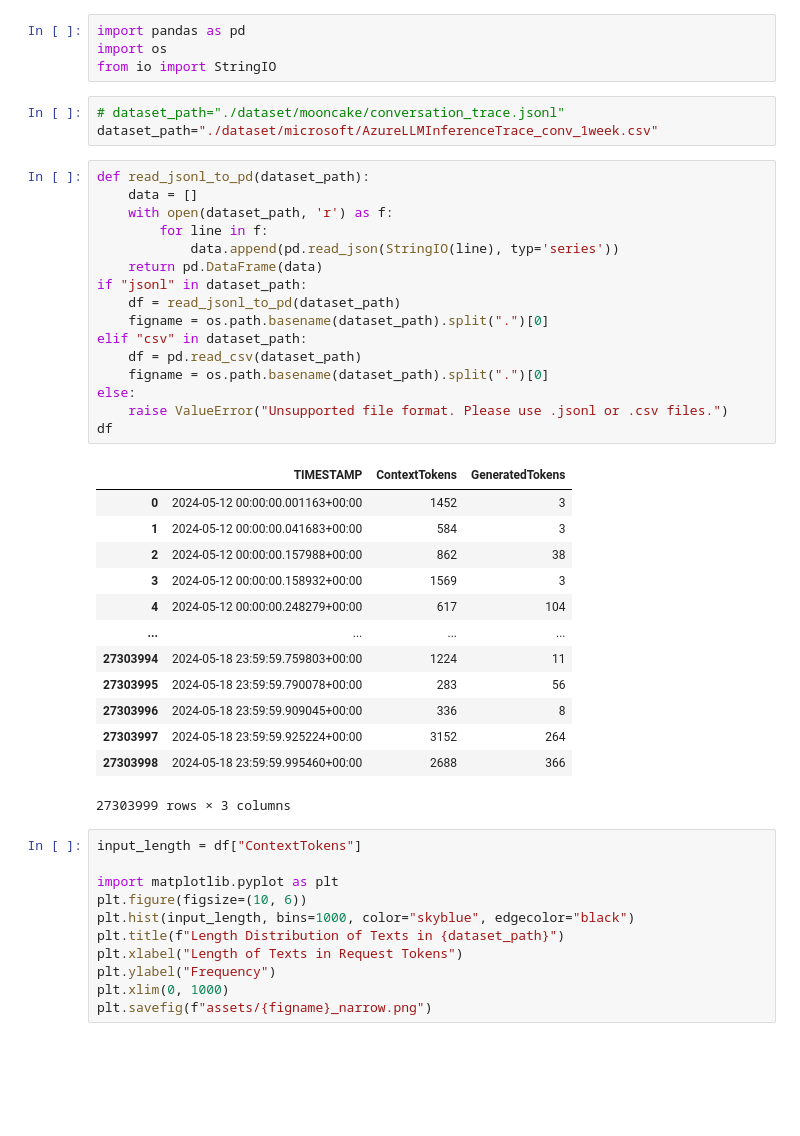
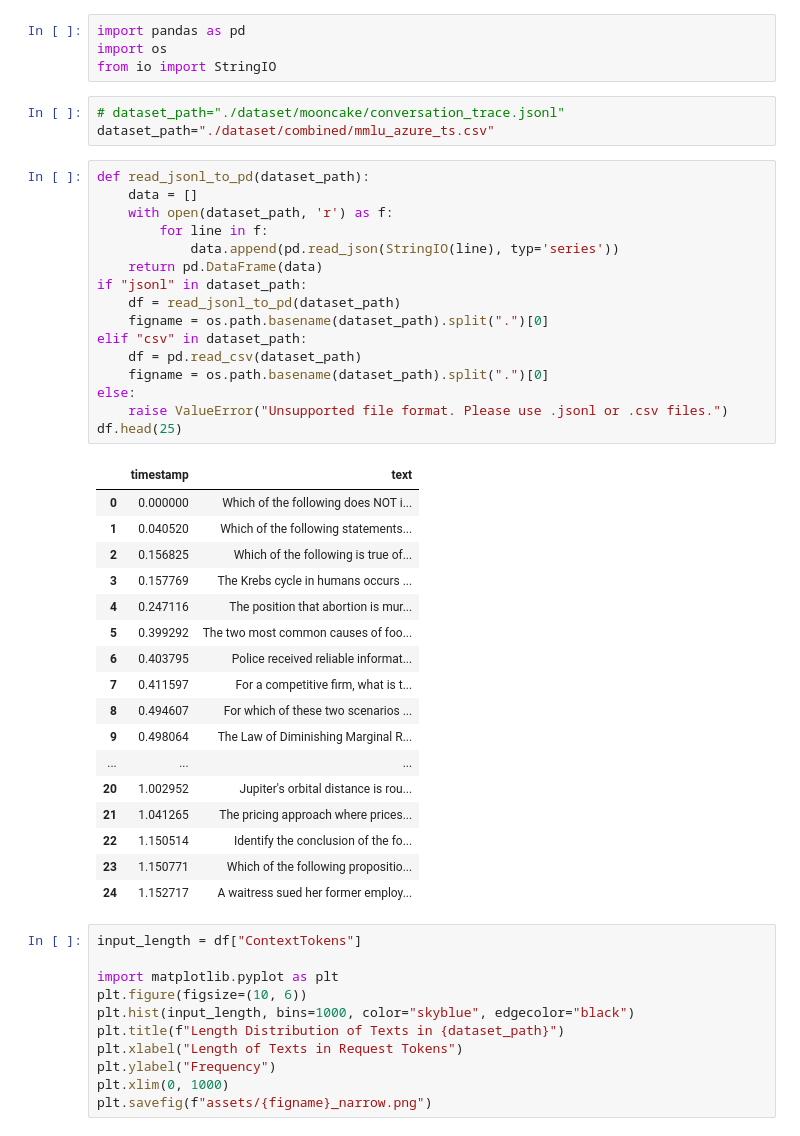
Before and after one commit to Winlere/prepack-workspace, a Jupyter notebook: visualize_dataset.ipynb, the cells around one changed output. Saved outputs shown, nothing was run; the diff lists cells and outputs as text; blank space fills up the shorter version.

```diff
--- a/visualize_dataset.ipynb
+++ b/visualize_dataset.ipynb
@@ -4,37 +4,41 @@ import os
 from io import StringIO
 # %%
 # dataset_path="./dataset/mooncake/conversation_trace.jsonl"
-dataset_path="./dataset/microsoft/AzureLLMInferenceTrace_conv_1week.csv"
+dataset_path="./dataset/combined/mmlu_azure_ts.csv"
 # %%
 def read_jsonl_to_pd(dataset_path):
     data = []
     with open(dataset_path, 'r') as f:
         for line in f:
             data.append(pd.read_json(StringIO(line), typ='series'))
     return pd.DataFrame(data)
 if "jsonl" in dataset_path:
     df = read_jsonl_to_pd(dataset_path)
     figname = os.path.basename(dataset_path).split(".")[0]
 elif "csv" in dataset_path:
     df = pd.read_csv(dataset_path)
     figname = os.path.basename(dataset_path).split(".")[0]
 else:
     raise ValueError("Unsupported file format. Please use .jsonl or .csv files.")
-df
+df.head(25)
 # %% [output]
-|  | TIMESTAMP | ContextTokens | GeneratedTokens |
-| 0 | 2024-05-12 00:00:00.001163+00:00 | 1452 | 3 |
-| 1 | 2024-05-12 00:00:00.041683+00:00 | 584 | 3 |
-| 2 | 2024-05-12 00:00:00.157988+00:00 | 862 | 38 |
-| 3 | 2024-05-12 00:00:00.158932+00:00 | 1569 | 3 |
-| 4 | 2024-05-12 00:00:00.248279+00:00 | 617 | 104 |
-| ... | ... | ... | ... |
-| 27303994 | 2024-05-18 23:59:59.759803+00:00 | 1224 | 11 |
-| 27303995 | 2024-05-18 23:59:59.790078+00:00 | 283 | 56 |
-| 27303996 | 2024-05-18 23:59:59.909045+00:00 | 336 | 8 |
-| 27303997 | 2024-05-18 23:59:59.925224+00:00 | 3152 | 264 |
-| 27303998 | 2024-05-18 23:59:59.995460+00:00 | 2688 | 366 |
+|  | timestamp | text |
+| 0 | 0.000000 | Which of the following does NOT i... |
+| 1 | 0.040520 | Which of the following statements... |
+| 2 | 0.156825 | Which of the following is true of... |
+| 3 | 0.157769 | The Krebs cycle in humans occurs ... |
+| 4 | 0.247116 | The position that abortion is mur... |
+| 5 | 0.399292 | The two most common causes of foo... |
+| 6 | 0.403795 | Police received reliable informat... |
+| 7 | 0.411597 | For a competitive firm, what is t... |
+| 8 | 0.494607 | For which of these two scenarios ... |
+| 9 | 0.498064 | The Law of Diminishing Marginal R... |
+| ... | ... | ... |
+| 20 | 1.002952 | Jupiter's orbital distance is rou... |
+| 21 | 1.041265 | The pricing approach where prices... |
+| 22 | 1.150514 | Identify the conclusion of the fo... |
+| 23 | 1.150771 | Which of the following propositio... |
+| 24 | 1.152717 | A waitress sued her former employ... |
-27303999 rows × 3 columns
 # %%
 input_length = df["ContextTokens"]
 
```
Also changed, not shown: 1 other file.
